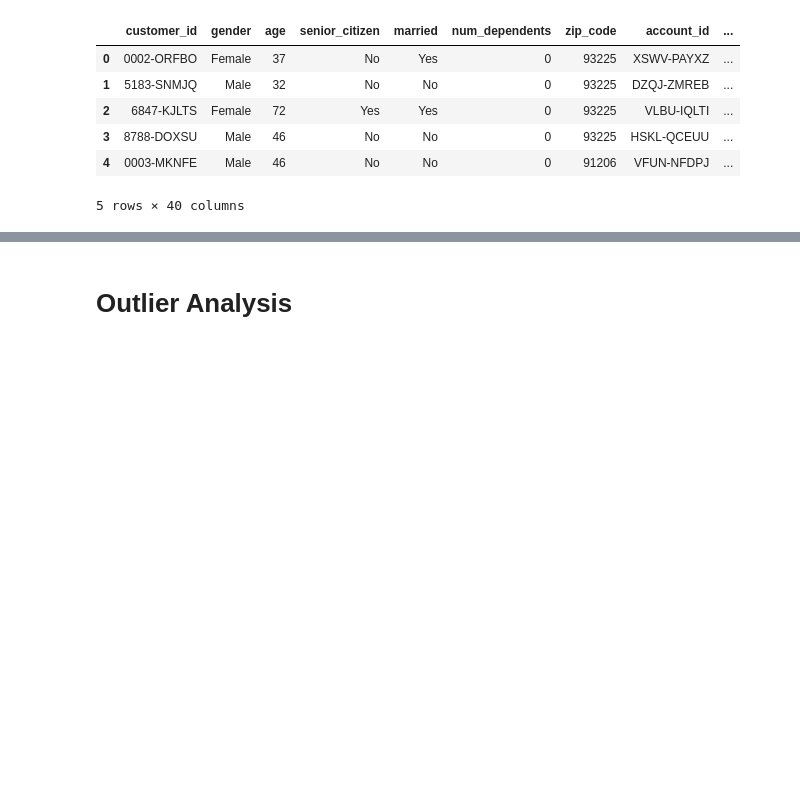
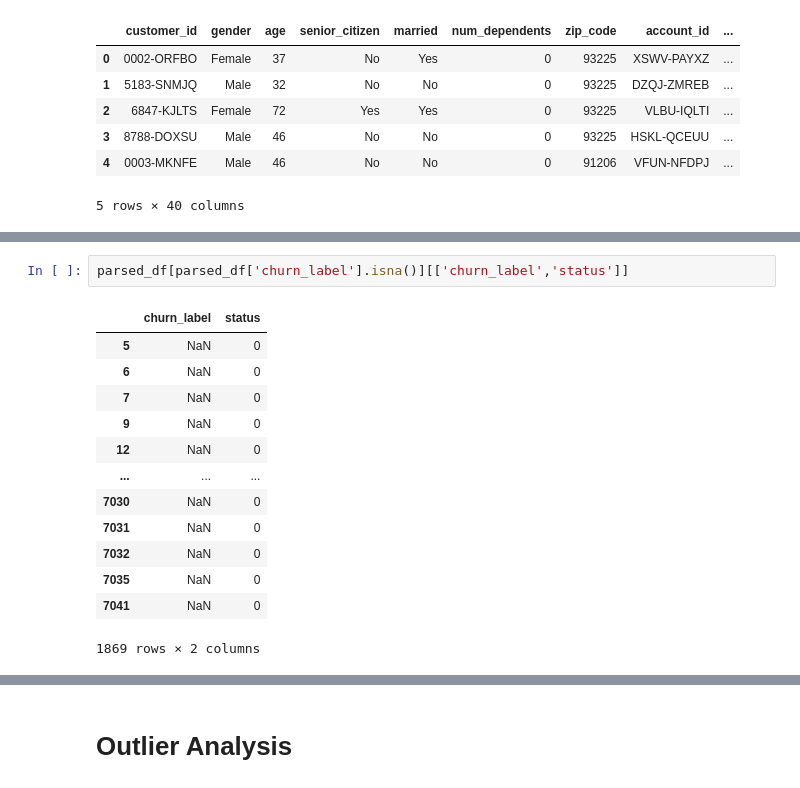
Before and after one commit to peek00/ml-churn-webapp, a Jupyter notebook: research/data_exploration.ipynb, the cells around one changed output, grey strips where cells are left out. Saved outputs shown, nothing was run; the diff lists cells and outputs as text; blank space fills up the shorter version.

```diff
--- a/research/data_exploration.ipynb
+++ b/research/data_exploration.ipynb
@@ -138,0 +264,16 @@ def convert_to_categorical(df:pd.DataFrame)->pd.DataFrame:
+# %%
+parsed_df[parsed_df['churn_label'].isna()][['churn_label','status']]
+# %% [output]
+|  | churn_label | status |
+| 5 | NaN | 0 |
+| 6 | NaN | 0 |
+| 7 | NaN | 0 |
+| 9 | NaN | 0 |
+| 12 | NaN | 0 |
+| ... | ... | ... |
+| 7030 | NaN | 0 |
+| 7031 | NaN | 0 |
+| 7032 | NaN | 0 |
+| 7035 | NaN | 0 |
+| 7041 | NaN | 0 |
+1869 rows × 2 columns
```
Also changed, not shown: parts of 11 cells of this notebook.
